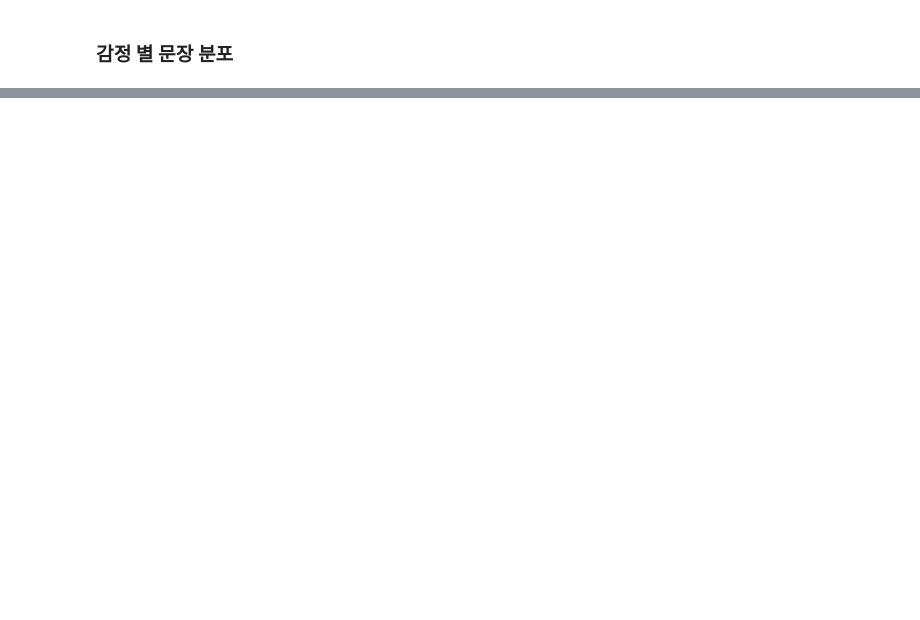
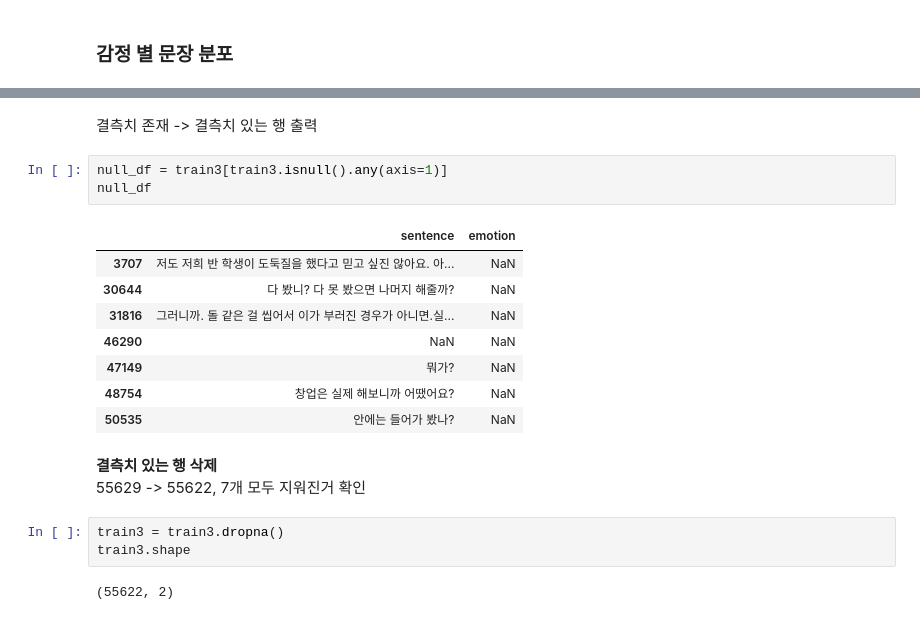
Before and after one commit to Bongwoo2lee/floread, a Jupyter notebook: sentiment-analysis/EDA.ipynb, the cells around one changed output, grey strips where cells are left out. Drawn from its saved outputs; the diff is of its cells as text; blank space fills up the shorter version.

```diff
--- a/sentiment-analysis/EDA.ipynb
+++ b/sentiment-analysis/EDA.ipynb
@@ -138,0 +275,22 @@ NameError: name 'train1' is not defined
+# %% [markdown]
+결측치 존재 -> 결측치 있는 행 출력
+# %%
+null_df = train3[train3.isnull().any(axis=1)]
+null_df
+# %% [output]
+|  | sentence | emotion |
+| 3707 | 저도 저희 반 학생이 도둑질을 했다고 믿고 싶진 않아요. 아... | NaN |
+| 30644 | 다 봤니? 다 못 봤으면 나머지 해줄까? | NaN |
+| 31816 | 그러니까. 돌 같은 걸 씹어서 이가 부러진 경우가 아니면.실... | NaN |
+| 46290 | NaN | NaN |
+| 47149 | 뭐가? | NaN |
+| 48754 | 창업은 실제 해보니까 어땠어요? | NaN |
+| 50535 | 안에는 들어가 봤나? | NaN |
+# %% [markdown]
+**결측치 있는 행 삭제**
+55629 -> 55622, 7개 모두 지워진거 확인
+# %%
+train3 = train3.dropna()
+train3.shape
+# %% [output]
+(55622, 2)
```
Also changed, not shown: parts of 23 cells of this notebook, 2 other files.
